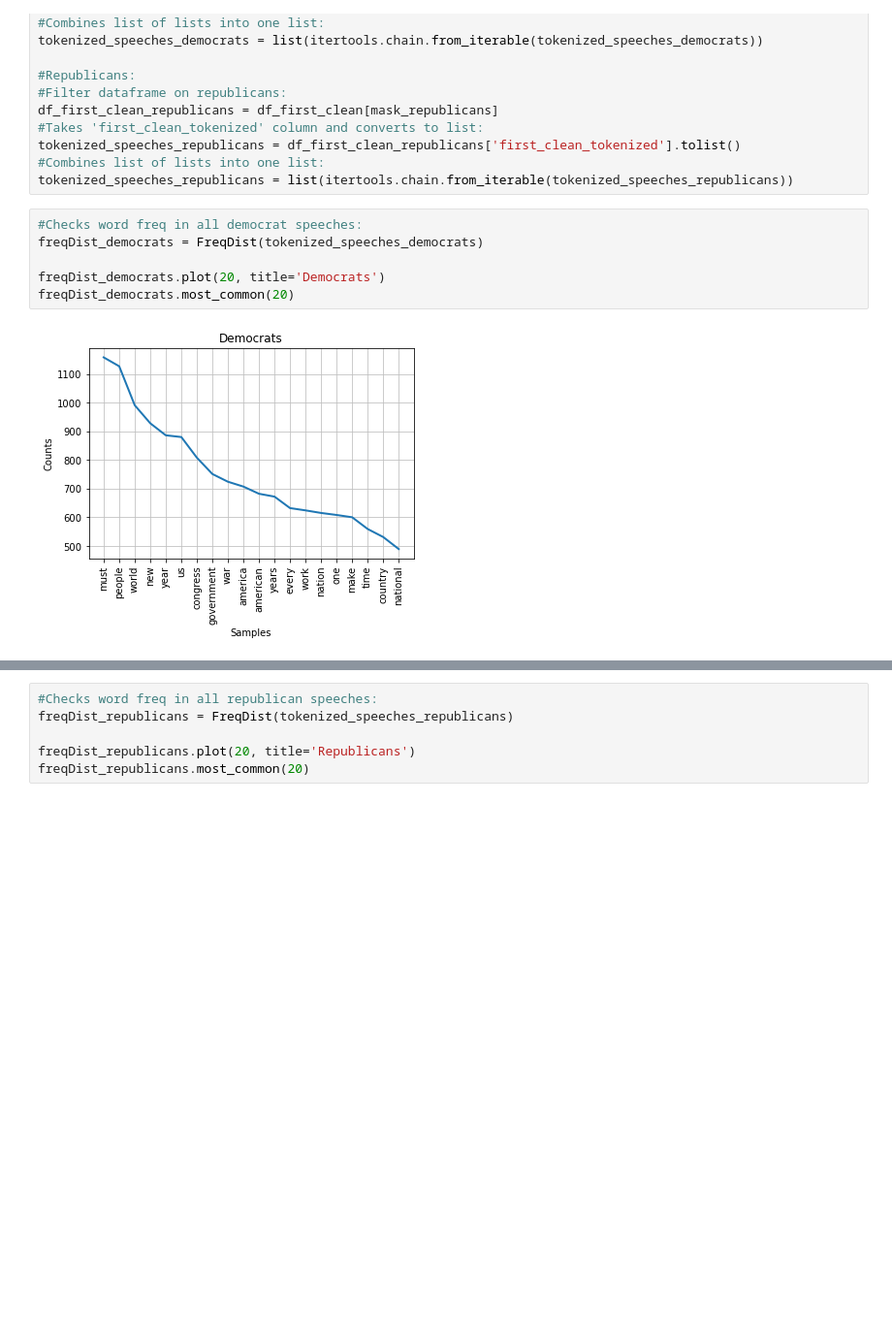
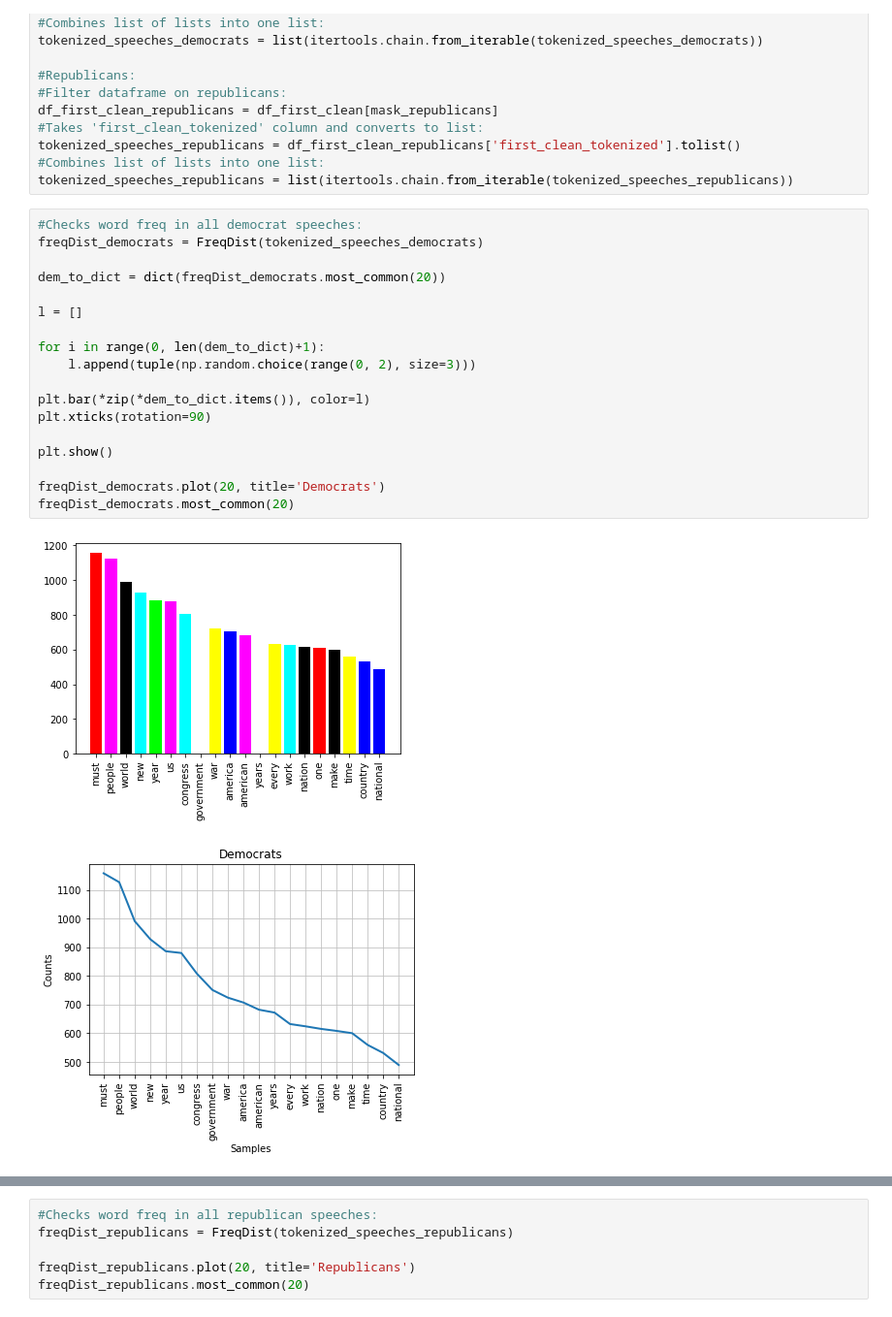
Before and after one commit to razz7/Python_exam, a Jupyter notebook: notebooks/Part 3 - Analyze and present.ipynb, the cells around one changed output, grey strips where cells are left out. Shown at 97% size. Cells and saved outputs as stored; diff of their text form; blank space fills up the shorter version.

Commit message:
Bar chart added to Part 3, cell 21

```diff
--- a/notebooks/Part 3 - Analyze and present.ipynb
+++ b/notebooks/Part 3 - Analyze and present.ipynb
@@ -372,11 +358,24 @@ tokenized_speeches_republicans = list(itertools.chain.from_iterable(tokenized_sp
 # %%
 #Checks word freq in all democrat speeches:
 freqDist_democrats = FreqDist(tokenized_speeches_democrats)
 
+dem_to_dict = dict(freqDist_democrats.most_common(20))
+
+l = []
+
+for i in range(0, len(dem_to_dict)+1):
+    l.append(tuple(np.random.choice(range(0, 2), size=3)))
+
+plt.bar(*zip(*dem_to_dict.items()), color=l)
+plt.xticks(rotation=90)
+
+plt.show()
+
 freqDist_democrats.plot(20, title='Democrats')
 freqDist_democrats.most_common(20)
 # %% [output]
-[figure, old version]
+[figure, new version]
+[figure, added]
 [('must', 1158),
  ('people', 1127),
  ('world', 991),
```
Also changed, not shown: parts of 2 cells of this notebook.
